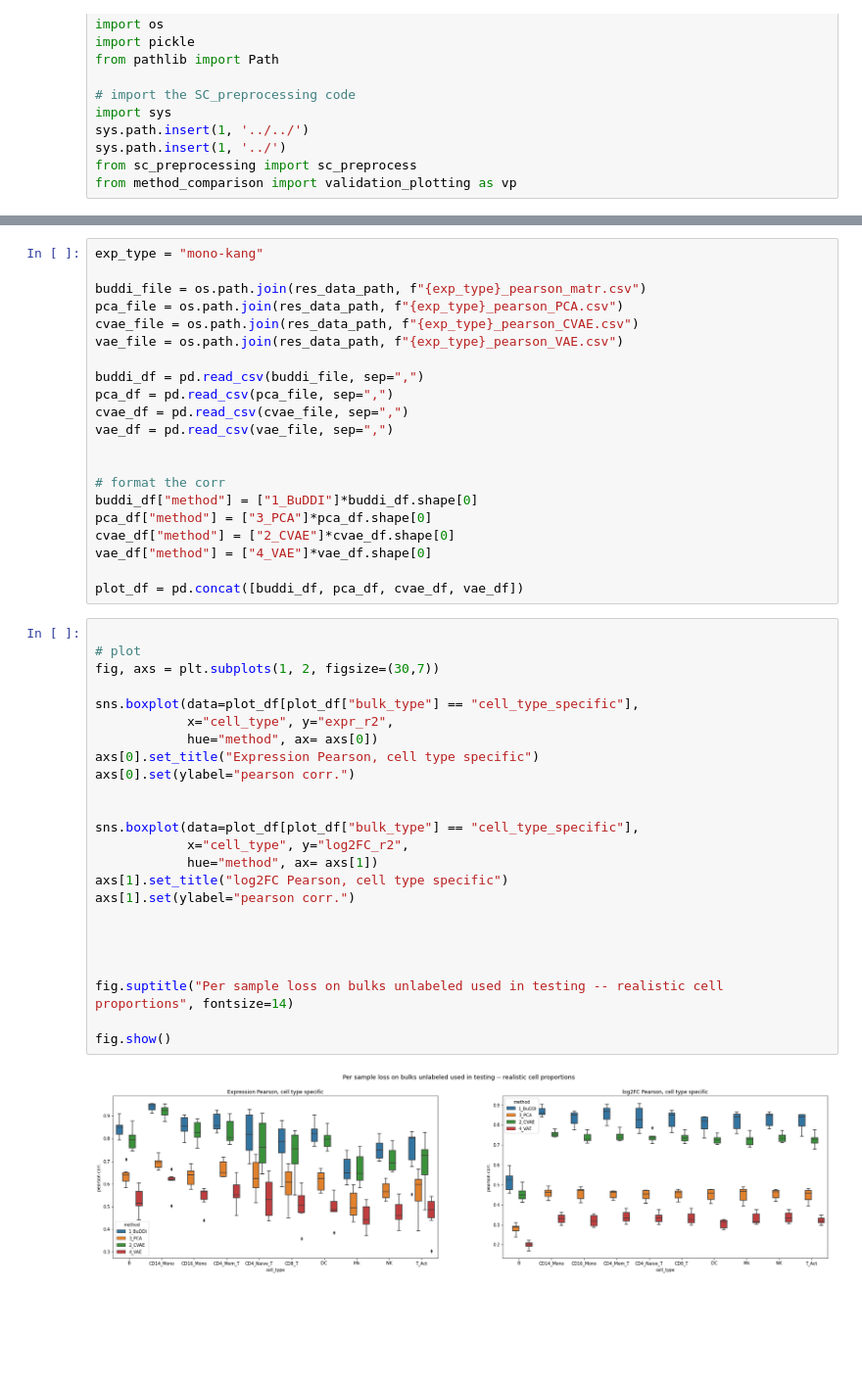
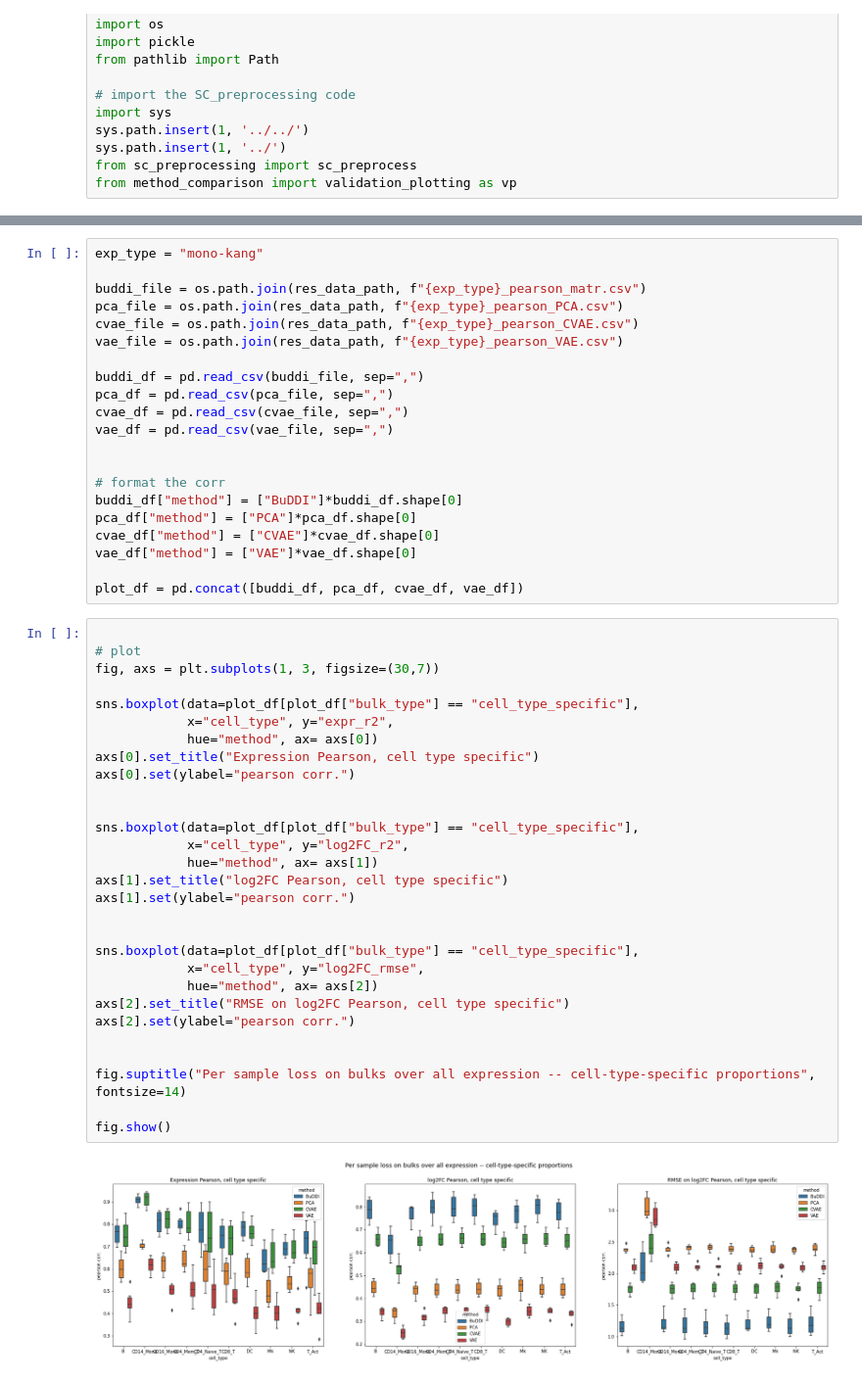
Before and after one commit to greenelab/sc_bulk_ood, a Jupyter notebook: exploratory_experiments/compare_kang_corr.ipynb, the cells around one changed output, grey strips where cells are left out. Shown at 98% size. Drawn from its saved outputs; the diff is of its cells as text; blank space fills up the shorter version.

```diff
--- a/exploratory_experiments/compare_kang_corr.ipynb
+++ b/exploratory_experiments/compare_kang_corr.ipynb
@@ -53,35 +61,40 @@ vae_df = pd.read_csv(vae_file, sep=",")
 
 
 # format the corr
-buddi_df["method"] = ["1_BuDDI"]*buddi_df.shape[0]
-pca_df["method"] = ["3_PCA"]*pca_df.shape[0]
-cvae_df["method"] = ["2_CVAE"]*cvae_df.shape[0]
-vae_df["method"] = ["4_VAE"]*vae_df.shape[0]
+buddi_df["method"] = ["BuDDI"]*buddi_df.shape[0]
+pca_df["method"] = ["PCA"]*pca_df.shape[0]
+cvae_df["method"] = ["CVAE"]*cvae_df.shape[0]
+vae_df["method"] = ["VAE"]*vae_df.shape[0]
 
 plot_df = pd.concat([buddi_df, pca_df, cvae_df, vae_df])
 # %%
 
 # plot
-fig, axs = plt.subplots(1, 2, figsize=(30,7))
+fig, axs = plt.subplots(1, 3, figsize=(30,7))
 
 sns.boxplot(data=plot_df[plot_df["bulk_type"] == "cell_type_specific"],
             x="cell_type", y="expr_r2",
             hue="method", ax= axs[0])
 axs[0].set_title("Expression Pearson, cell type specific")
 axs[0].set(ylabel="pearson corr.")
 
 
 sns.boxplot(data=plot_df[plot_df["bulk_type"] == "cell_type_specific"],
             x="cell_type", y="log2FC_r2",
             hue="method", ax= axs[1])
 axs[1].set_title("log2FC Pearson, cell type specific")
 axs[1].set(ylabel="pearson corr.")
 
 
+sns.boxplot(data=plot_df[plot_df["bulk_type"] == "cell_type_specific"],
+            x="cell_type", y="log2FC_rmse",
+            hue="method", ax= axs[2])
+axs[2].set_title("RMSE on log2FC Pearson, cell type specific")
+axs[2].set(ylabel="pearson corr.")
 
 
-fig.suptitle("Per sample loss on bulks unlabeled used in testing -- realistic cell proportions", fontsize=14)
+fig.suptitle("Per sample loss on bulks over all expression -- cell-type-specific proportions", fontsize=14)
 
 fig.show()
 # %% [output]
-[figure, old version]
+[figure, new version]
```
Also changed, not shown: parts of 3 cells of this notebook.
